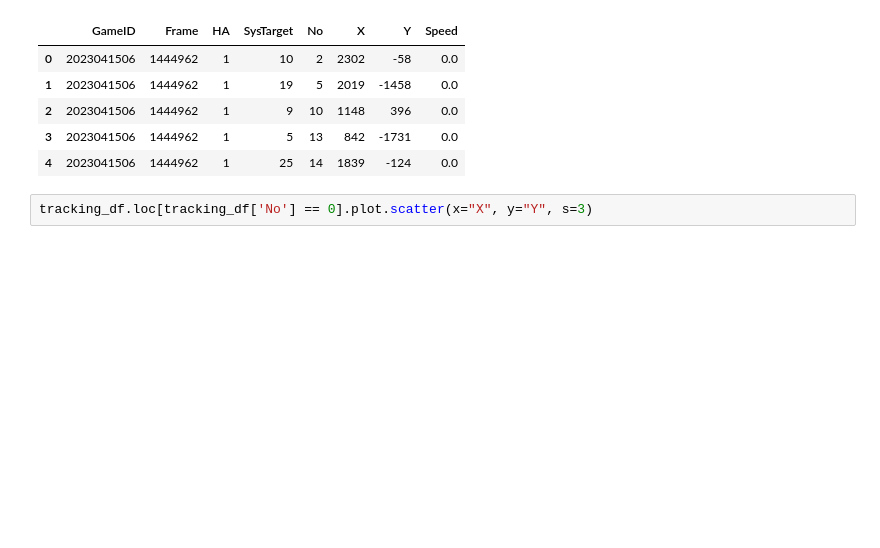
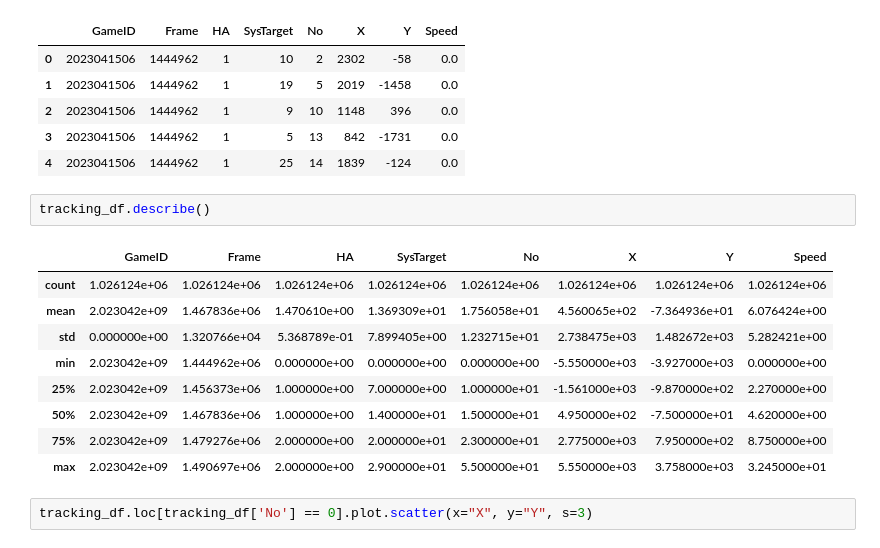
Before and after one commit to rakawanegan/pbl-ssc_with_gfootball, a Jupyter notebook: notebooks/input_analysis.ipynb, the cells around one changed output. Saved outputs shown, nothing was run; the diff lists cells and outputs as text; blank space fills up the shorter version.

```diff
--- a/notebooks/input_analysis.ipynb
+++ b/notebooks/input_analysis.ipynb
@@ -74,6 +74,18 @@ tracking_df.head()
 | 2 | 2023041506 | 1444962 | 1 | 9 | 10 | 1148 | 396 | 0.0 |
 | 3 | 2023041506 | 1444962 | 1 | 5 | 13 | 842 | -1731 | 0.0 |
 | 4 | 2023041506 | 1444962 | 1 | 25 | 14 | 1839 | -124 | 0.0 |
+# %%
+tracking_df.describe()
+# %% [output]
+|  | GameID | Frame | HA | SysTarget | No | X | Y | Speed |
+| count | 1.026124e+06 | 1.026124e+06 | 1.026124e+06 | 1.026124e+06 | 1.026124e+06 | 1.026124e+06 | 1.026124e+06 | 1.026124e+06 |
+| mean | 2.023042e+09 | 1.467836e+06 | 1.470610e+00 | 1.369309e+01 | 1.756058e+01 | 4.560065e+02 | -7.364936e+01 | 6.076424e+00 |
+| std | 0.000000e+00 | 1.320766e+04 | 5.368789e-01 | 7.899405e+00 | 1.232715e+01 | 2.738475e+03 | 1.482672e+03 | 5.282421e+00 |
+| min | 2.023042e+09 | 1.444962e+06 | 0.000000e+00 | 0.000000e+00 | 0.000000e+00 | -5.550000e+03 | -3.927000e+03 | 0.000000e+00 |
+| 25% | 2.023042e+09 | 1.456373e+06 | 1.000000e+00 | 7.000000e+00 | 1.000000e+01 | -1.561000e+03 | -9.870000e+02 | 2.270000e+00 |
+| 50% | 2.023042e+09 | 1.467836e+06 | 1.000000e+00 | 1.400000e+01 | 1.500000e+01 | 4.950000e+02 | -7.500000e+01 | 4.620000e+00 |
+| 75% | 2.023042e+09 | 1.479276e+06 | 2.000000e+00 | 2.000000e+01 | 2.300000e+01 | 2.775000e+03 | 7.950000e+02 | 8.750000e+00 |
+| max | 2.023042e+09 | 1.490697e+06 | 2.000000e+00 | 2.900000e+01 | 5.500000e+01 | 5.550000e+03 | 3.758000e+03 | 3.245000e+01 |
 # %%
 tracking_df.loc[tracking_df['No'] == 0].plot.scatter(x="X", y="Y", s=3)
 # %% [output]
```
Also changed, not shown: parts of 5 cells of this notebook, 58 other files.
